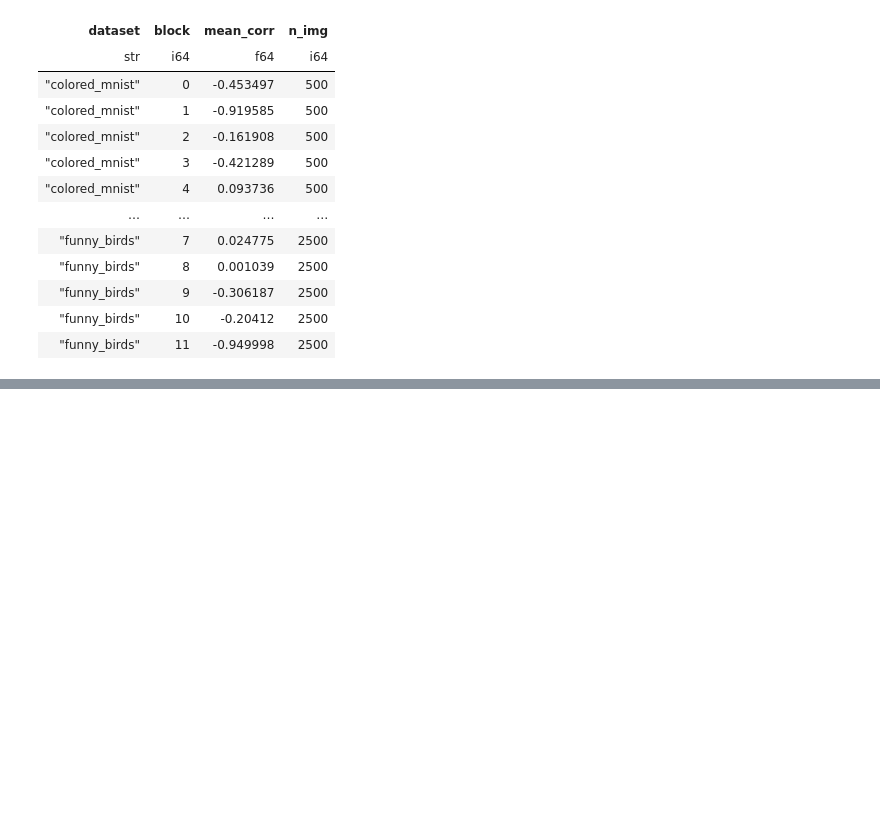
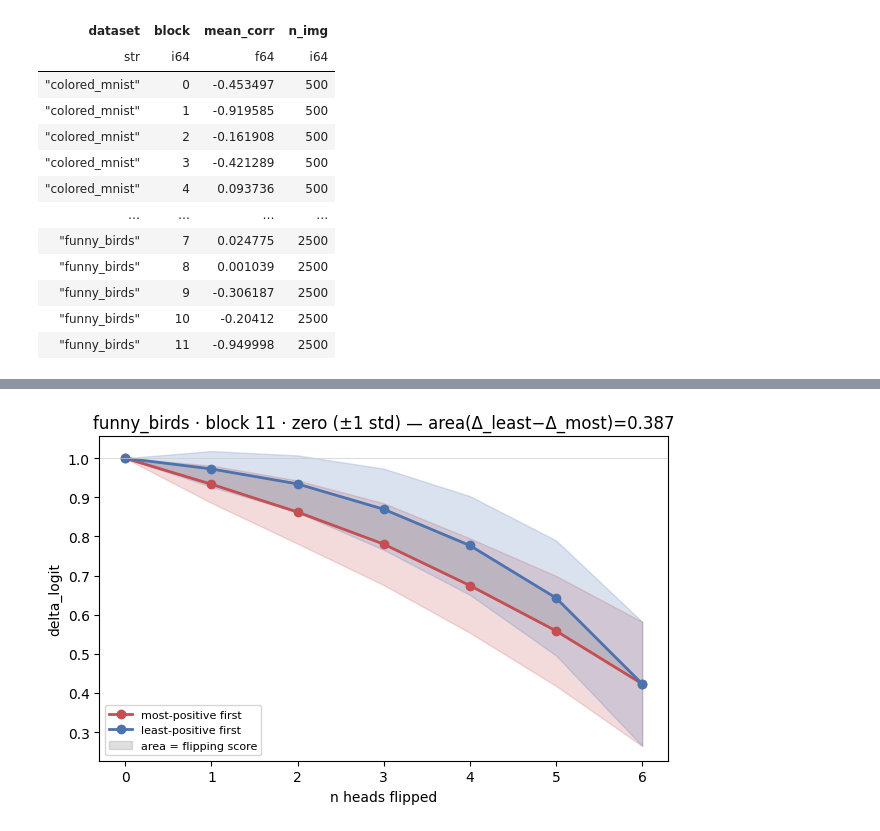
Before and after one commit to RationAI/zennit-crp, a Jupyter notebook: tutorials/concept_flipping_results.ipynb, the cells around one changed output, grey strips where cells are left out. Drawn from its saved outputs; the diff is of its cells as text; code cells hidden in the pictures; blank space fills up the shorter version.

```diff
--- a/tutorials/concept_flipping_results.ipynb
+++ b/tutorials/concept_flipping_results.ipynb
@@ -183,0 +192,36 @@ shape: (36, 4)
+# %%
+_trap = getattr(np, 'trapezoid', getattr(np, 'trapz', None))
+def plot_single(dataset='funny_birds', block=11, perturbation='zero',
+                scale='delta_logit', band='std'):
+    d = df.filter((pl.col('dataset')==dataset) & (pl.col('block')==block)
+                  & (pl.col('perturbation')==perturbation))
+    agg = (d.group_by(['ordering','n'])
+             .agg(pl.col(scale).mean().alias('m'),
+                  pl.col(scale).std().alias('sd'),
+                  pl.col(scale).count().alias('cnt'))
+             .sort(['ordering','n']))
+    fig, ax = plt.subplots(figsize=(6.5, 4.2))
+    mean = {}
+    for o, col in [('most', '#C44E52'), ('least', '#4C72B0')]:
+        s = agg.filter(pl.col('ordering')==o).sort('n')
+        n, m = s['n'].to_numpy(), s['m'].to_numpy()
+        se = s['sd'].to_numpy() / np.sqrt(s['cnt'].to_numpy())
+        if band == 'std':  lo, hi, blab = m - s['sd'].to_numpy(), m + s['sd'].to_numpy(), '±1 std'
+        elif band == 'se': lo, hi, blab = m - se, m + se, '±1 SE'
+        else:              lo, hi, blab = m - 1.96*se, m + 1.96*se, '95% CI'
+        ax.plot(n, m, color=col, marker='o', lw=2, label=f'{o}-positive first')
+        ax.fill_between(n, lo, hi, color=col, alpha=0.2)
+        mean[o] = (n, m)
+    nL, mL = mean['least']; _, mM = mean['most']
+    ax.fill_between(nL, mM, mL, color='0.5', alpha=0.25, label='area = flipping score')
+    score = float(_trap(mL - mM, nL))
+    ax.axhline(1, color='0.8', lw=0.5)
+    ax.set_xlabel('n heads flipped'); ax.set_ylabel(scale)
+    ax.set_title(f'{dataset} · block {block} · {perturbation} ({blab}) — '
+                 f'area(Δ_least−Δ_most)={score:.3f}')
+    ax.legend(fontsize=8); fig.tight_layout(); plt.show()
+
+# default: FunnyBirds, last block, zero-ablation, ±1 std band
+plot_single('funny_birds', block=11, perturbation='zero', scale='delta_logit', band='std')
+# %% [output]
+[figure, added]
```
Also changed, not shown: parts of 2 cells of this notebook.
